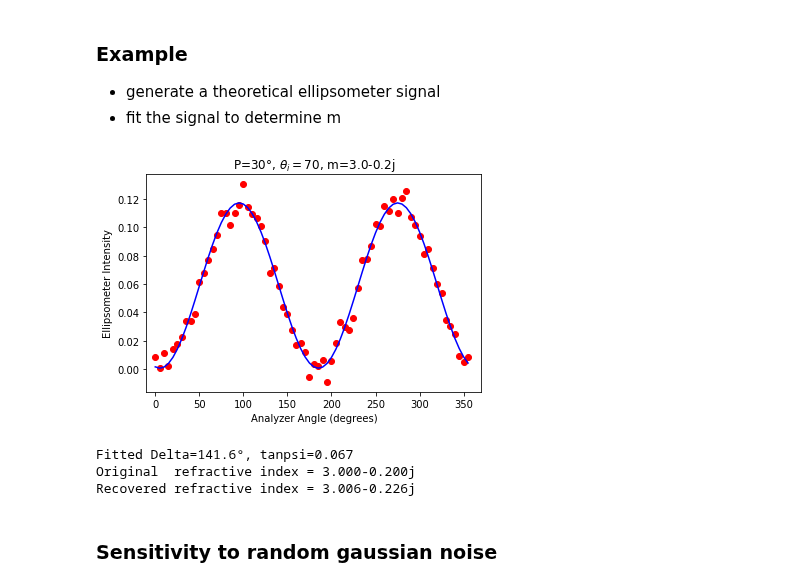
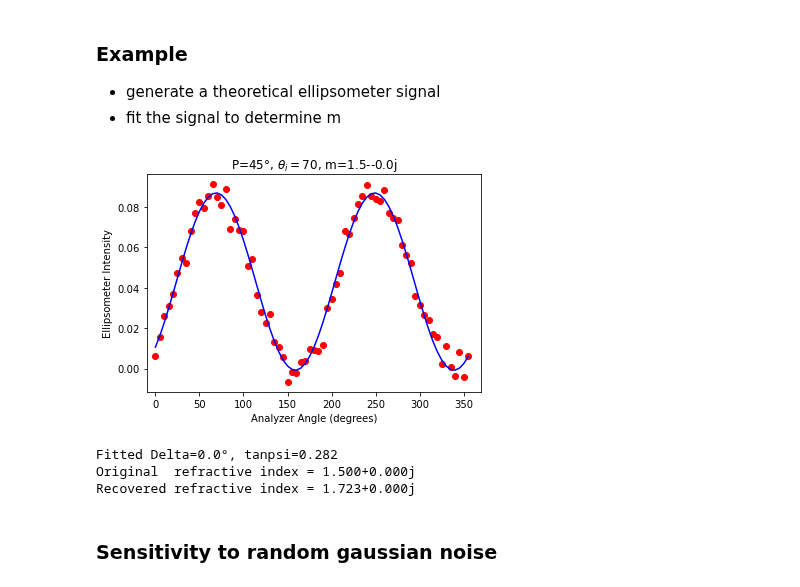
Before and after one commit to scottprahl/pypolar, a Jupyter notebook: docs/10c-Ellipsometry.ipynb, the cells around one changed output. Cells and saved outputs as stored; diff of their text form; code cells hidden in the pictures.

```diff
--- a/docs/10c-Ellipsometry.ipynb
+++ b/docs/10c-Ellipsometry.ipynb
@@ -265,43 +272,40 @@ $$
 * fit the signal to determine m
 # %%
 # Experimental Conditions
-m=3-0.2j              # sample index of refraction
-P=30                    # incident polarization azimuth (degrees)
+m=1.5-0.0j              # sample index of refraction
+P=45                    # incident polarization azimuth (degrees)
 theta_p = np.radians(P) # incident polarization azimuth (radians)
 th=70                   # angle of incidence (degrees)
 theta_i = np.radians(th)  # angle of incidence (radians)
 
 # Generate 72 intensities based on experimental conditions
 # On reflected intensity for each angle of the rotating analyzer
-phi_deg = np.linspace(0,360,num=72,endpoint=False)
-phi = np.radians(phi_deg)
+phiD = np.linspace(0,360,num=72,endpoint=False)
+phi = np.radians(phiD)
 signal = ell.rotating_analyzer_signal_from_m(phi, m, theta_i, theta_p, noise=0.005)
 
 # Calculate Delta, tanpsi, and index from 72 intensities
-rho = ell.rho_from_rotating_analyzer_data(phi, signal, theta_p)
+rho, fit = ell.rho_from_rotating_analyzer_data(phi, signal, theta_p)
 m2 = ell.m_from_rho(rho, theta_i)
-
-# use rho to calculate fitted values
-average = signal.mean()
-fit = ell.rotating_analyzer_signal_from_rho(phi,rho,theta_p,average=average)
+tanpsi, Delta = ell.tanpsi_Delta_from_rho(rho)
 
 # Show the results
-plt.plot(phi_deg,signal,'or')
-plt.plot(phi_deg,fit,color="blue")
+plt.plot(phiD, signal, 'or')
+plt.plot(phiD, fit, color="blue")
 plt.title(r"P=%d°, $\theta_i=$%d, m=%.1f-%.1fj" % (P,th,m.real,-m.imag))
 plt.xlabel("Analyzer Angle (degrees)")
 plt.ylabel("Ellipsometer Intensity")
 plt.xlim(-10,370)
 plt.show()
 
-print("Fitted Delta=%.1f°, tanpsi=%.3f" % (np.degrees(np.angle(rho)),np.abs(rho)))
+print("Fitted Delta=%.1f°, tanpsi=%.3f" % (np.degrees(Delta),tanpsi))
 print("Original  refractive index = %.3f%+.3fj" % (m.real,m.imag))
 print("Recovered refractive index = %.3f%+.3fj" % (m2.real,m2.imag))
 # %% [output]
-[figure, old version]
+[figure, new version]
-Fitted Delta=141.6°, tanpsi=0.067
-Original  refractive index = 3.000-0.200j
-Recovered refractive index = 3.006-0.226j
+Fitted Delta=0.0°, tanpsi=0.282
+Original  refractive index = 1.500+0.000j
+Recovered refractive index = 1.723+0.000j
 # %% [markdown]
 ### Sensitivity to random gaussian noise
 # %%
```
Also changed, not shown: parts of 7 cells of this notebook.
